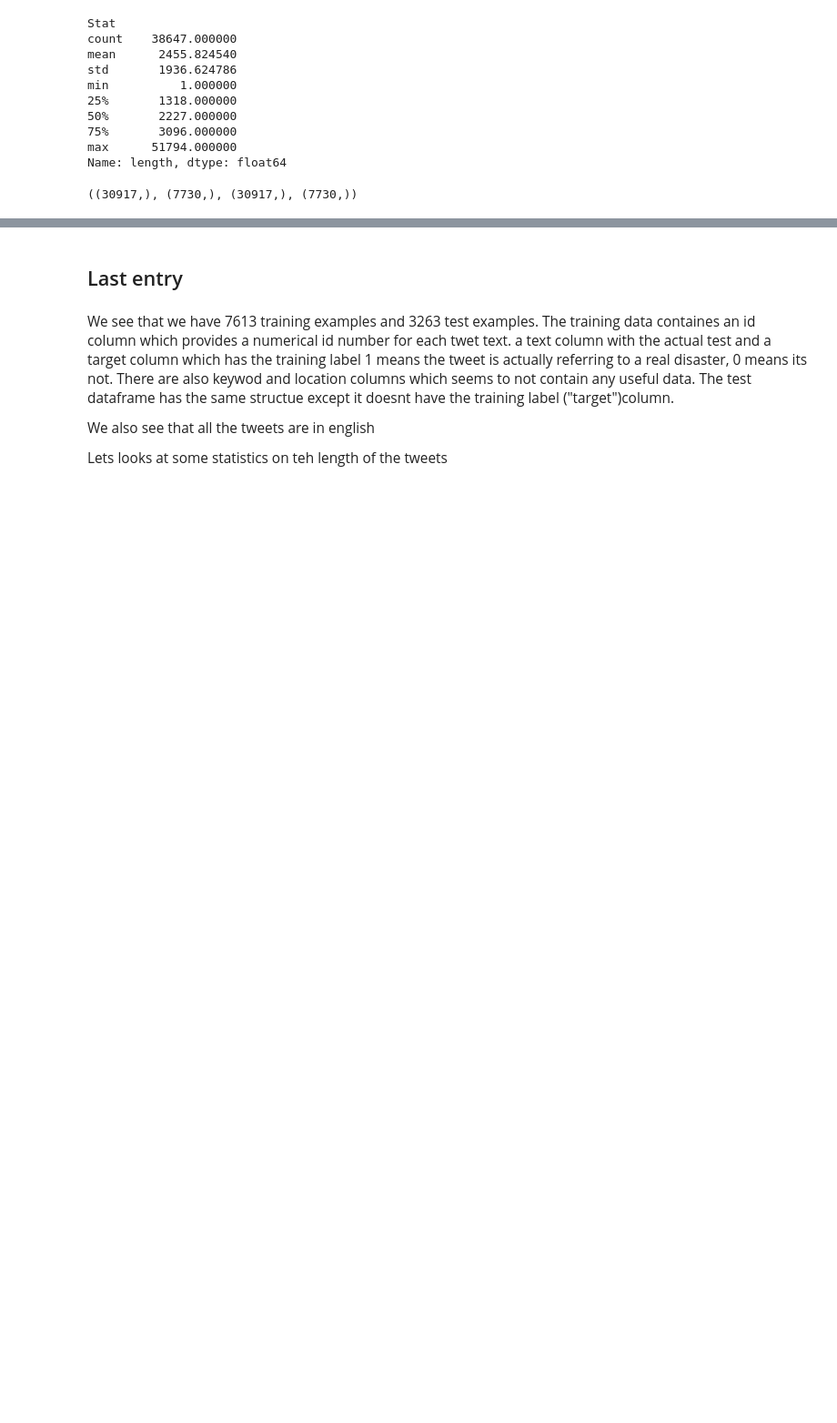
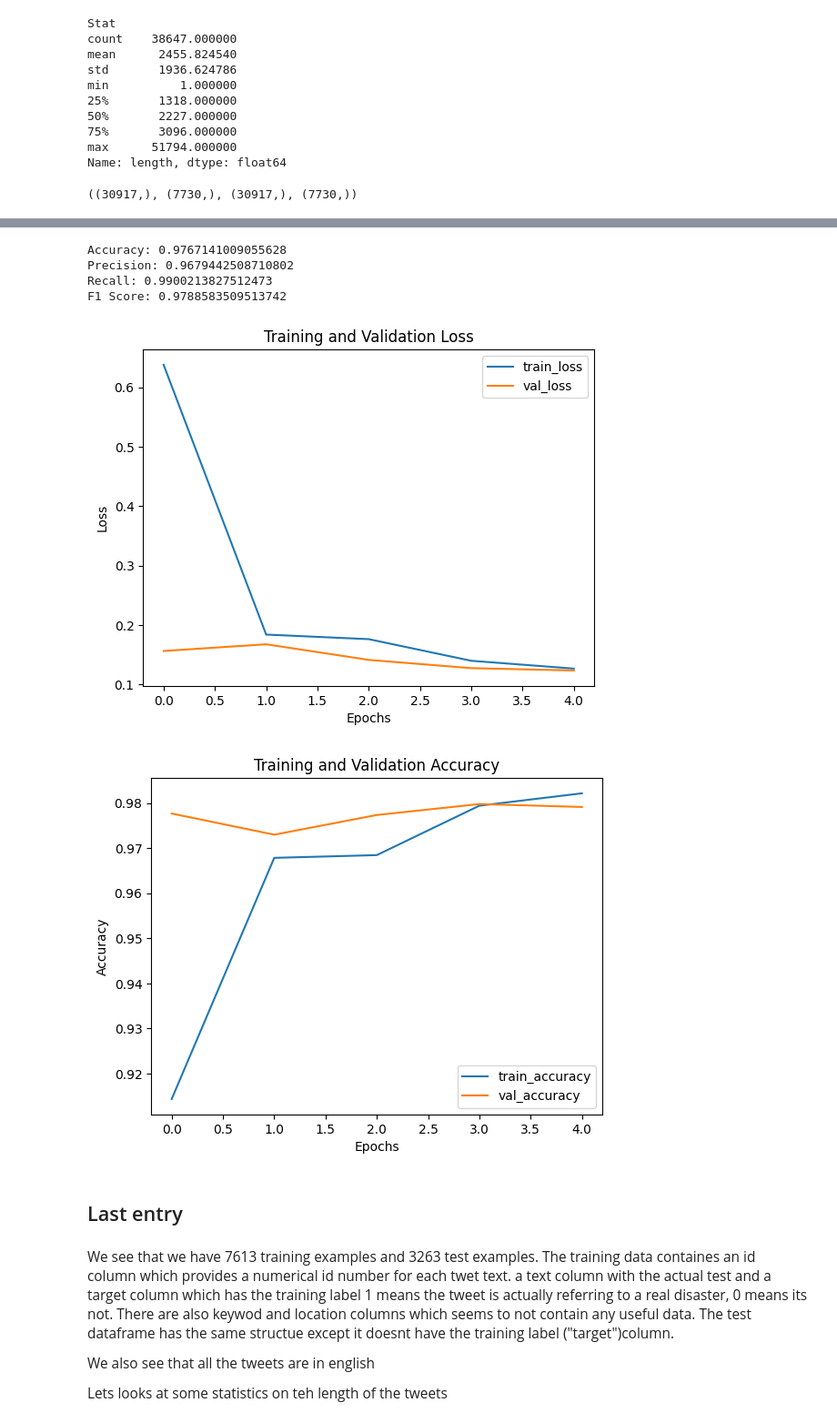
Before and after one commit to yepe4401/fake_and_real_news, a Jupyter notebook: fake_and_real_news_project_v1.ipynb, the cells around one changed output, grey strips where cells are left out. Shown at 91% size. Drawn from its saved outputs; the diff is of its cells as text; code cells hidden in the pictures; blank space fills up the shorter version.

```diff
--- a/fake_and_real_news_project_v1.ipynb
+++ b/fake_and_real_news_project_v1.ipynb
@@ -232,0 +225,40 @@ plt.show()
+# %%
+
+from sklearn.metrics import accuracy_score, precision_score, recall_score, f1_score, roc_curve, auc
+from sklearn.preprocessing import LabelEncoder
+# Compute evaluation metrics
+accuracy = accuracy_score(y_test, y_pred)
+precision = precision_score(y_test, y_pred)
+recall = recall_score(y_test, y_pred)
+f1 = f1_score(y_test, y_pred)
+
+print(f'Accuracy: {accuracy}')
+print(f'Precision: {precision}')
+print(f'Recall: {recall}')
+print(f'F1 Score: {f1}')
+
+# Plot training and validation loss
+plt.figure()
+plt.plot(history.history['loss'], label='train_loss')
+plt.plot(history.history['val_loss'], label='val_loss')
+plt.title('Training and Validation Loss')
+plt.xlabel('Epochs')
+plt.ylabel('Loss')
+plt.legend()
+plt.show()
+
+plt.figure()
+plt.plot(history.history['accuracy'], label='train_accuracy')
+plt.plot(history.history['val_accuracy'], label='val_accuracy')
+plt.title('Training and Validation Accuracy')
+plt.xlabel('Epochs')
+plt.ylabel('Accuracy')
+plt.legend()
+plt.show()
+# %% [output]
+Accuracy: 0.9767141009055628
+Precision: 0.9679442508710802
+Recall: 0.9900213827512473
+F1 Score: 0.9788583509513742
+[figure, added]
+[figure, added]
```
Also changed, not shown: parts of 4 cells of this notebook.
